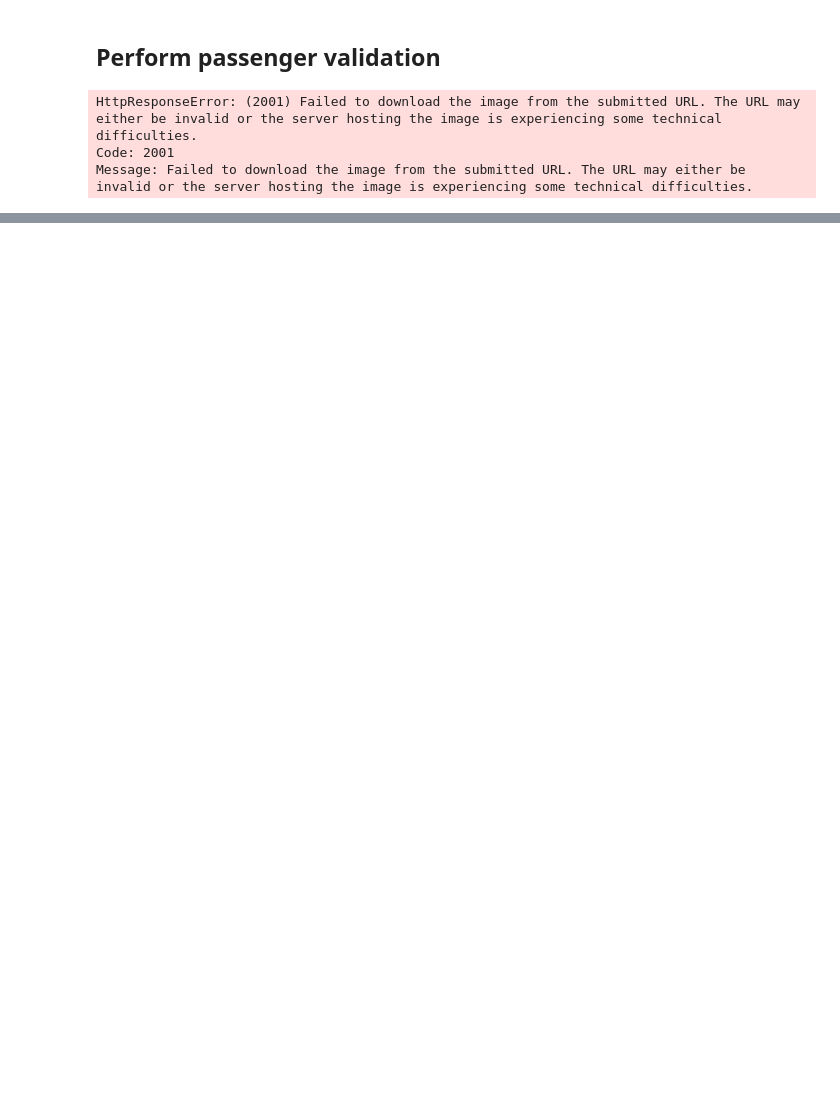
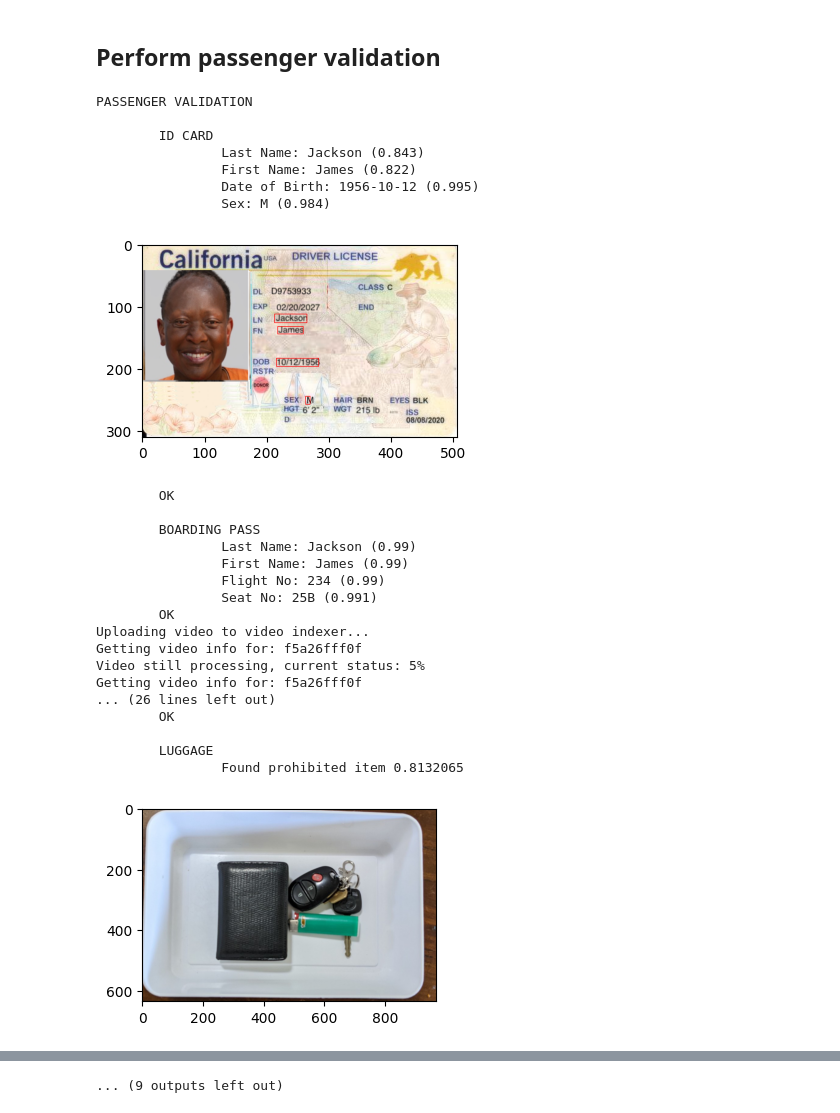
Before and after one commit to t-drogge/udacity-cd0461-passenger-boarding-kiosk, a Jupyter notebook: submission/passenger_boarding_kiosk.ipynb, the cells around one changed output, grey strips where cells are left out. Cells and saved outputs as stored; diff of their text form; code cells hidden in the pictures; blank space fills up the shorter version.

```diff
--- a/submission/passenger_boarding_kiosk.ipynb
+++ b/submission/passenger_boarding_kiosk.ipynb
@@ -234,3 +20,0 @@ def build_person_group(client, person_group_id, person_group_person_name, image_
-# %%
-person_group_id = str(uuid.uuid4())
-person_group_person_name = 'person-drogge'
@@ -253,2 +20,0 @@ id_card_url = "https://raw.githubusercontent.com/t-drogge/udacity-cd0461-passeng
-# %%
-detected_faces = detect_face_from_url(face_client, id_card_url)
@@ -347,14 +455,62 @@ passenger_records = {
 # %% [markdown]
 ## Perform passenger validation
-# %%
-def run_passenger_validation(passenger_record):
-
-    #run_id_card_validator(id_card_form_recognizer, passenger_record['id_card_url'])
-
-    run_boarding_pass_validator(id_card_form_recognizer, boarding_pass_validator, passenger_record['boarding_pass_url'])
-# %%
-run_passenger_validation(passenger_records['Chauhan'])
-# %% [output]
-HttpResponseError: (2001) Failed to download the image from the submitted URL. The URL may either be invalid or the server hosting the image is experiencing some technical difficulties.
-Code: 2001
-Message: Failed to download the image from the submitted URL. The URL may either be invalid or the server hosting the image is experiencing some technical difficulties.
+# %%
+def run_passenger_validation(passenger_record):
+
+    passenger = run_id_card_validation(id_card_validation, passenger_record['id_card'], flight_manifest)
+
+    passenger = run_boarding_pass_validation(id_card_validation, boarding_pass_validation, passenger_record['boarding_pass'], passenger)
+
+    if not passenger_record['checkin_video']:
+        passenger['PersonValidation'].values[0] = True  # skip person validation for persons where we dont have the checkin video
+    else:
+        passenger = run_person_validation(video_indexer, face_client, passenger_record['checkin_video'], passenger_record['id_card'], passenger)
+
+    passenger = run_luggage_validation(luggage_validation, passenger_record['luggage'], passenger)
+
+    return passenger
+# %%
+for passenger_record in passenger_records:
+
+    print("\n\nPASSENGER VALIDATION")
+
+    passenger = run_passenger_validation(passenger_record)
+
+    print_validation_message(passenger)
+
+    if passenger['DoBValidation'].values[0] == True and \
+        passenger['PersonValidation'].values[0] == True and \
+        passenger['LuggageValidation'].values[0] == True and \
+        passenger['NameValidation'].values[0] == True and \
+        passenger['BoardingPassValidation'].values[0] == True:
+
+        print("Unlocking turnstile ...")
+
+    flight_manifest[flight_manifest['Last Name'] == passenger['Last Name'].values[0]] = passenger
+# %% [output]
+PASSENGER VALIDATION
+
+        ID CARD
+                Last Name: Jackson (0.843)
+                First Name: James (0.822)
+                Date of Birth: 1956-10-12 (0.995)
+                Sex: M (0.984)
+[figure, added]
+        OK
+
+        BOARDING PASS
+                Last Name: Jackson (0.99)
+                First Name: James (0.99)
+                Flight No: 234 (0.99)
+                Seat No: 25B (0.991)
+        OK
+Uploading video to video indexer...
+Getting video info for: f5a26fff0f
+Video still processing, current status: 5%
+Getting video info for: f5a26fff0f
+... (26 lines left out)
+        OK
+
+        LUGGAGE
+                Found prohibited item 0.8132065
+[figure, added]
@@ -360,0 +590 @@ Message: Failed to download the image from the submitted URL. The URL may either
+... (9 outputs left out)
```
Also changed, not shown: parts of 57 cells of this notebook, 30 other files.
